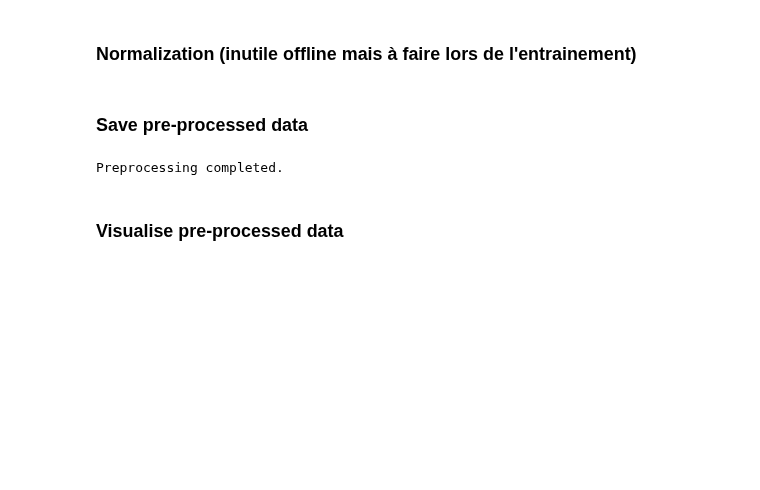
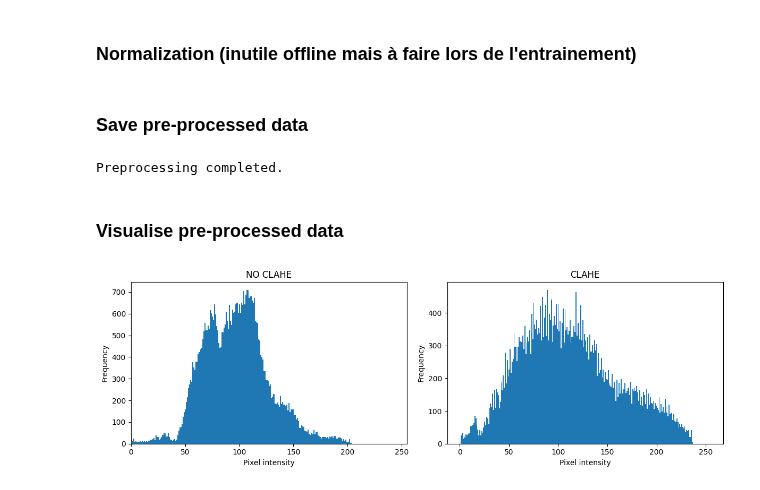
Before and after one commit to edoduc/Analysis-of-COVID-19-Chest-X-rays, a Jupyter notebook: notebooks/data_pre-processing.ipynb, the cells around one changed output. Saved outputs shown, nothing was run; the diff lists cells and outputs as text; code cells hidden in the pictures; blank space fills up the shorter version.

```diff
--- a/notebooks/data_pre-processing.ipynb
+++ b/notebooks/data_pre-processing.ipynb
@@ -364,6 +365,48 @@ print("Preprocessing completed.")
 Preprocessing completed.
 # %% [markdown]
 ### Visualise pre-processed data
+# %%
+import cv2
+import matplotlib.pyplot as plt
+
+image_clahe = cv2.imread(
+    os.path.join(OUTPUT_DIR, "clahe", "Normal", "Normal-1.png"),
+    cv2.IMREAD_GRAYSCALE
+)
+
+image_no_clahe = cv2.imread(
+    os.path.join(OUTPUT_DIR, "no_clahe", "Normal", "Normal-1.png"),
+    cv2.IMREAD_GRAYSCALE
+)
+
+pixels_clahe = image_clahe[image_clahe > 0]
+pixels_no_clahe = image_no_clahe[image_no_clahe > 0]
+
+fig, axs = plt.subplots(1, 2, figsize=(12, 4))
+
+axs[0].hist(
+    pixels_no_clahe.flatten(),
+    bins=256,
+    range=(0, 255)
+)
+axs[0].set_title("NO CLAHE")
+axs[0].set_xlabel("Pixel intensity")
+axs[0].set_ylabel("Frequency")
+axs[0].set_xlim(0, 255)
+
+axs[1].hist(
+    pixels_clahe.flatten(),
+    bins=256,
+    range=(0, 255)
+)
+axs[1].set_title("CLAHE")
+axs[1].set_xlabel("Pixel intensity")
+axs[1].set_ylabel("Frequency")
+
+plt.tight_layout()
+plt.show()
+# %% [output]
+[figure, added]
 # %%
 def show_preprocessed_examples():
     fig, axs = plt.subplots(5, 4, figsize=(12, 15))
```
Also changed, not shown: parts of 3 cells of this notebook, 3 other files.
